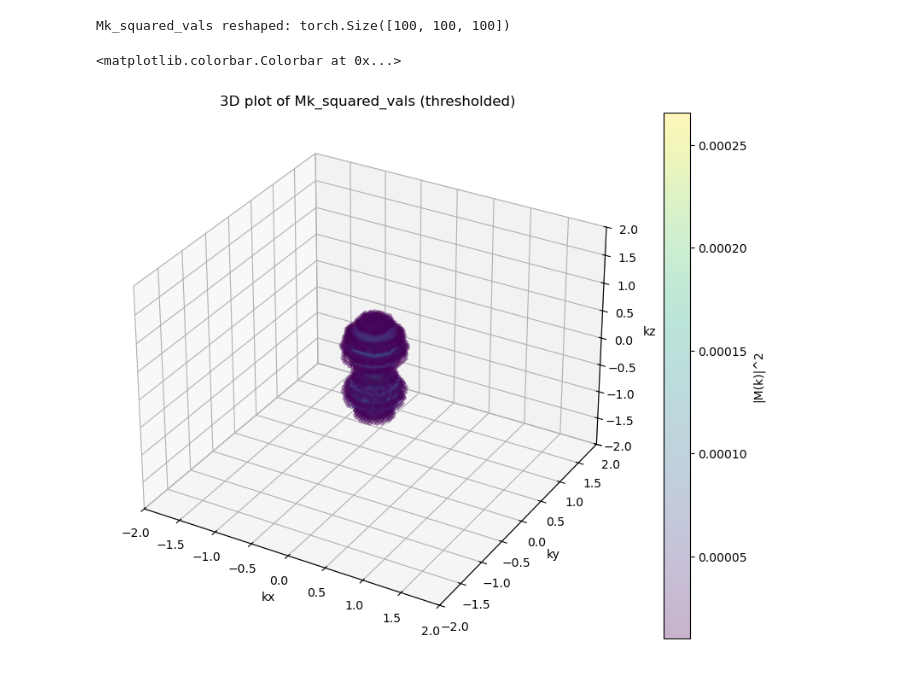
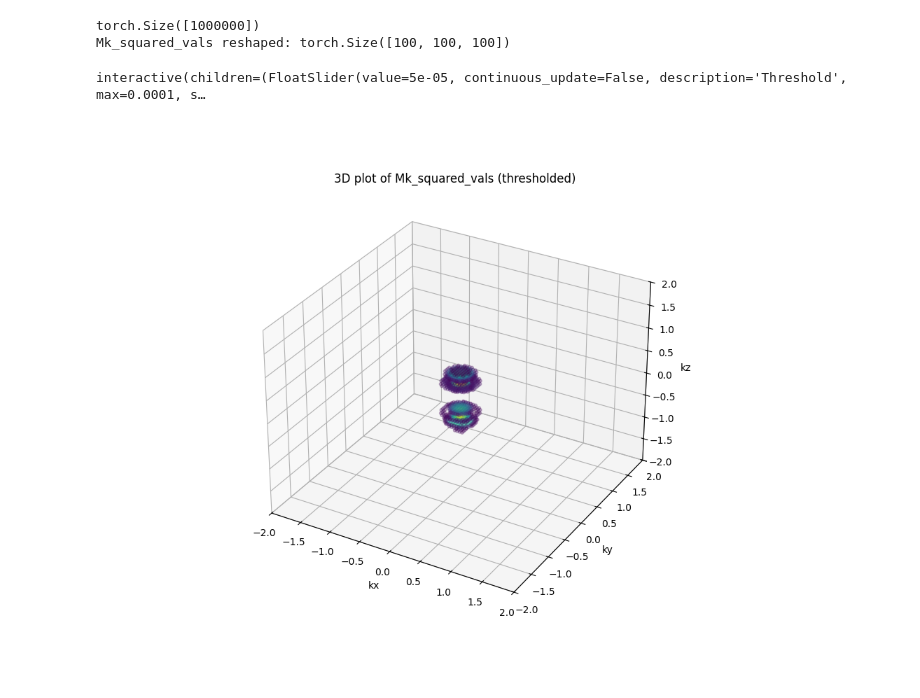
Before and after one commit to Kschloms/Ultra-fast-final-pres, a Jupyter notebook: plot_with_single_int_pytorch.ipynb, the cells around one changed output. Drawn from its saved outputs; the diff is of its cells as text; code cells hidden in the pictures.

Commit message:
added threshold slider

```diff
--- a/plot_with_single_int_pytorch.ipynb
+++ b/plot_with_single_int_pytorch.ipynb
@@ -42,37 +42,52 @@ for i in range(0, ks.shape[0], batch_size):
     Mk_squared_vals.append(Mk_batch.cpu())  # Move to CPU to free GPU memory
 
 Mk_squared_vals = torch.cat(Mk_squared_vals)
+print(Mk_squared_vals.shape)
 Mk_squared_vals = Mk_squared_vals.reshape(kxs_grid.shape)
 print('Mk_squared_vals reshaped:', Mk_squared_vals.shape)
 # %% [output]
+torch.Size([1000000])
 Mk_squared_vals reshaped: torch.Size([100, 100, 100])
 # %%
-threshold = 0.00001 # or any value you want
+threshold = 0.00005 # or any value you want
 
 # Flatten everything for easy masking
 kxs_flat = kxs_grid.flatten()
 kys_flat = kys_grid.flatten()
 kzs_flat = kzs_grid.flatten()
 Mk_flat = Mk_squared_vals.flatten()
 
+mask_slider = widgets.FloatSlider(
+    value=threshold,
+    min=0,
+    max=0.0001,
+    step=0.00001,
+    description='Threshold',
+    continuous_update=False
+)
 # Create mask for values above threshold
-mask = Mk_flat > threshold
 
-# Plot only the points above threshold
 fig = plt.figure(figsize=(10, 8))
 ax = fig.add_subplot(111, projection='3d')
-sc = ax.scatter(
-    kxs_flat[mask].cpu(), kys_flat[mask].cpu(), kzs_flat[mask].cpu(),
-    c=Mk_flat[mask].cpu(), cmap='viridis', marker='o', alpha=0.3, s=10
-)
-ax.set_xlim([-2, 2])
-ax.set_ylim([-2, 2])
-ax.set_zlim([-2, 2])
-ax.set_xlabel('kx')
-ax.set_ylabel('ky')
-ax.set_zlabel('kz')
-ax.set_title('3D plot of Mk_squared_vals (thresholded)')
-fig.colorbar(sc, ax=ax, label='|M(k)|^2')
+
+def update_plot(threshold):
+    ax.cla()  # Clear the previous plot
+    mask = Mk_flat > threshold
+    # Plot only the points above threshold
+    sc = ax.scatter(
+        kxs_flat[mask].cpu(), kys_flat[mask].cpu(), kzs_flat[mask].cpu(),
+        c=Mk_flat[mask].cpu(), cmap='viridis', marker='o', alpha=0.3, s=10
+    )
+    ax.set_xlim([-2, 2])
+    ax.set_ylim([-2, 2])
+    ax.set_zlim([-2, 2])
+    ax.set_xlabel('kx')
+    ax.set_ylabel('ky')
+    ax.set_zlabel('kz')
+    ax.set_title('3D plot of Mk_squared_vals (thresholded)')
+
+
+widgets.interactive(update_plot, threshold=mask_slider)
 # %% [output]
-<matplotlib.colorbar.Colorbar at 0x...>
+interactive(children=(FloatSlider(value=5e-05, continuous_update=False, description='Threshold', max=0.0001, s…
-[figure, old version]
+[figure, new version]
```
Also changed, not shown: parts of 3 cells of this notebook.
